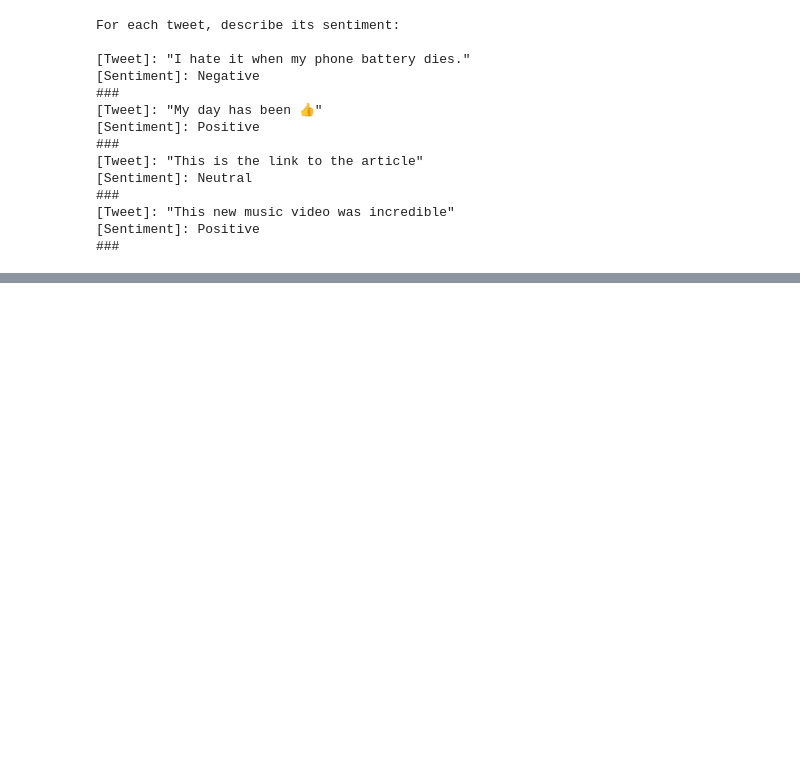
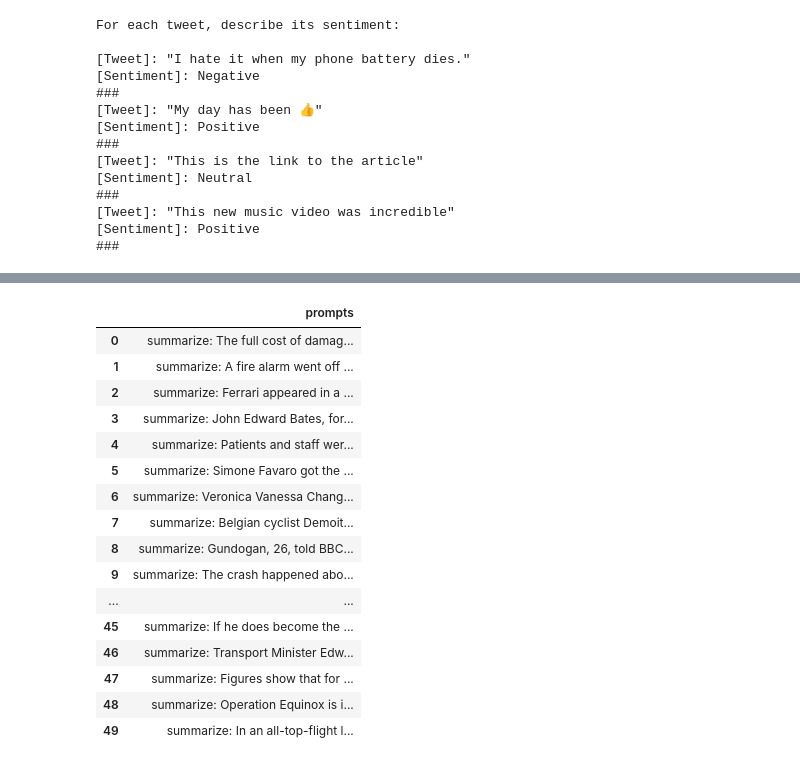
Before and after one commit to Ayush-Singh677/LLM-Tutorials, a Jupyter notebook: LLM_01(Hugging Face).ipynb, the cells around one changed output, grey strips where cells are left out. Drawn from its saved outputs; the diff is of its cells as text; code cells hidden in the pictures; blank space fills up the shorter version.

```diff
--- a/LLM_01(Hugging Face).ipynb
+++ b/LLM_01(Hugging Face).ipynb
@@ -469,6 +505,24 @@ model = AutoModelForSeq2SeqLM.from_pretrained("t5-small", cache_dir=DA.paths.dat
 # %%
-articles = list(map(lambda article: "summarize: " + article, xsum_sample["document"]))
+articles = list(map(lambda article: "summarize: " + article, x_sample["document"]))
 display(pd.DataFrame(articles, columns=["prompts"]))
+# %% [output]
+|  | prompts |
+| 0 | summarize: The full cost of damag... |
+| 1 | summarize: A fire alarm went off ... |
+| 2 | summarize: Ferrari appeared in a ... |
+| 3 | summarize: John Edward Bates, for... |
+| 4 | summarize: Patients and staff wer... |
+| 5 | summarize: Simone Favaro got the ... |
+| 6 | summarize: Veronica Vanessa Chang... |
+| 7 | summarize: Belgian cyclist Demoit... |
+| 8 | summarize: Gundogan, 26, told BBC... |
+| 9 | summarize: The crash happened abo... |
+| ... | ... |
+| 45 | summarize: If he does become the ... |
+| 46 | summarize: Transport Minister Edw... |
+| 47 | summarize: Figures show that for ... |
+| 48 | summarize: Operation Equinox is i... |
+| 49 | summarize: In an all-top-flight l... |
 # %%
 # Tokenize the input
 inputs = tokenizer(
```
Also changed, not shown: parts of 27 cells of this notebook.
